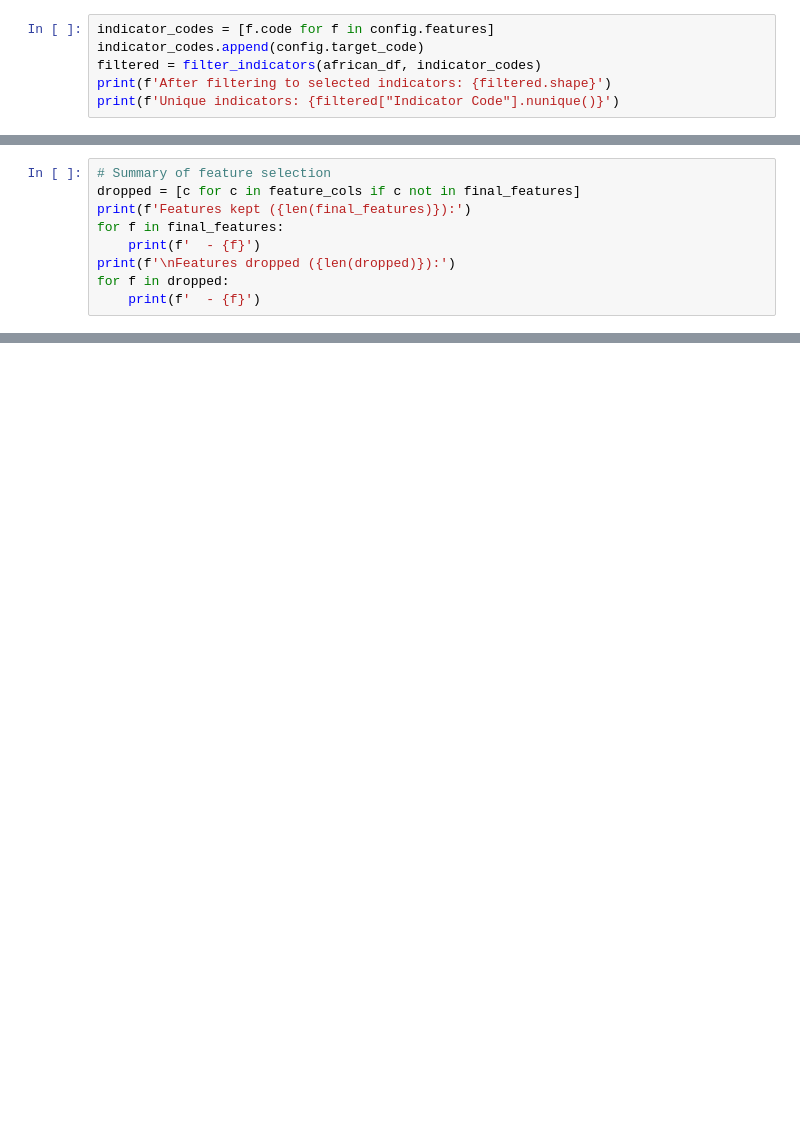
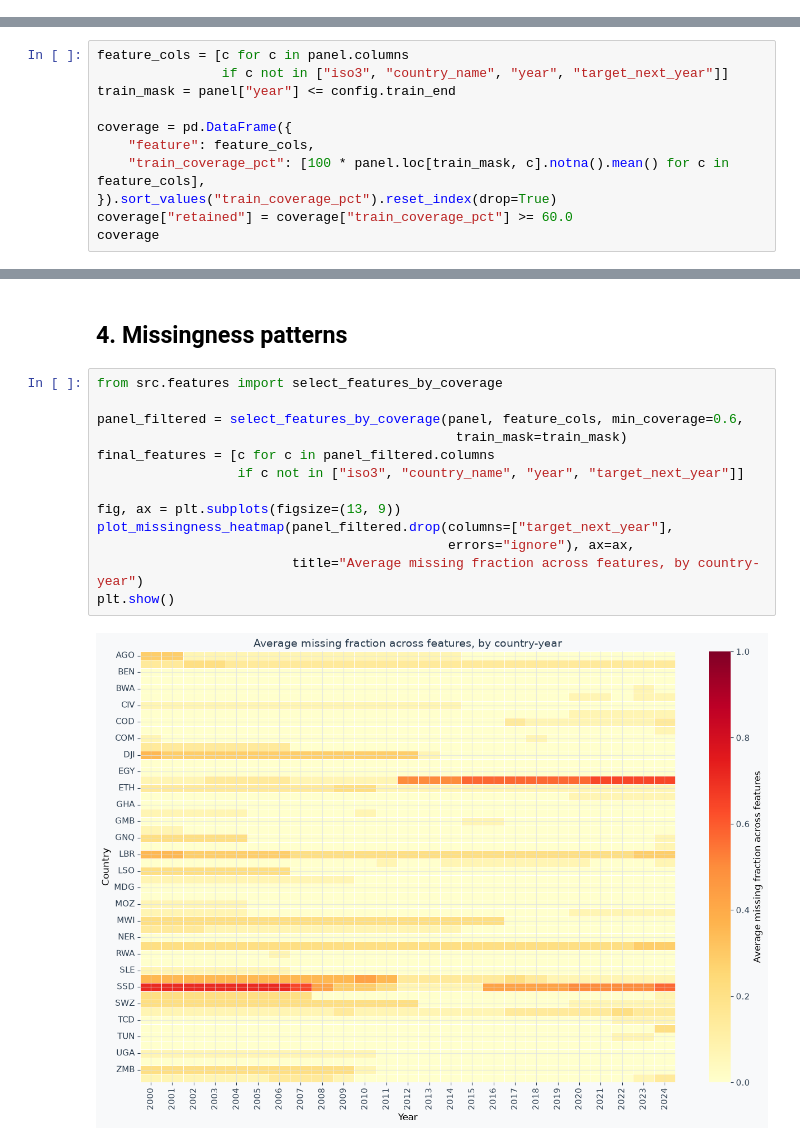
Before and after one commit to Tessa-Saumu/africa-growth-ml, a Jupyter notebook: notebooks/01_data_profiling.ipynb, the cells around one changed output, grey strips where cells are left out. Saved outputs shown, nothing was run; the diff lists cells and outputs as text; blank space fills up the shorter version.

```diff
--- a/notebooks/01_data_profiling.ipynb
+++ b/notebooks/01_data_profiling.ipynb
@@ -89,6 +0,0 @@ The filtering uses an explicit ISO3 list (54 African countries) rather than subs
-# %%
-indicator_codes = [f.code for f in config.features]
-indicator_codes.append(config.target_code)
-filtered = filter_indicators(african_df, indicator_codes)
-print(f'After filtering to selected indicators: {filtered.shape}')
-print(f'Unique indicators: {filtered["Indicator Code"].nunique()}')
@@ -243,9 +0,0 @@ The correlation matrix shows relationships between features. Highly correlated f
-# %%
-# Summary of feature selection
-dropped = [c for c in feature_cols if c not in final_features]
-print(f'Features kept ({len(final_features)}):')
-for f in final_features:
-    print(f'  - {f}')
-print(f'\nFeatures dropped ({len(dropped)}):')
-for f in dropped:
-    print(f'  - {f}')
@@ -273,0 +119,11 @@ The final feature set is determined by coverage analysis (>=60% on training data
+# %%
+feature_cols = [c for c in panel.columns
+                if c not in ["iso3", "country_name", "year", "target_next_year"]]
+train_mask = panel["year"] <= config.train_end
+
+coverage = pd.DataFrame({
+    "feature": feature_cols,
+    "train_coverage_pct": [100 * panel.loc[train_mask, c].notna().mean() for c in feature_cols],
+}).sort_values("train_coverage_pct").reset_index(drop=True)
+coverage["retained"] = coverage["train_coverage_pct"] >= 60.0
+coverage
@@ -273,0 +149,17 @@ The final feature set is determined by coverage analysis (>=60% on training data
+# %% [markdown]
+## 4. Missingness patterns
+# %%
+from src.features import select_features_by_coverage
+
+panel_filtered = select_features_by_coverage(panel, feature_cols, min_coverage=0.6,
+                                              train_mask=train_mask)
+final_features = [c for c in panel_filtered.columns
+                  if c not in ["iso3", "country_name", "year", "target_next_year"]]
+
+fig, ax = plt.subplots(figsize=(13, 9))
+plot_missingness_heatmap(panel_filtered.drop(columns=["target_next_year"],
+                                             errors="ignore"), ax=ax,
+                         title="Average missing fraction across features, by country-year")
+plt.show()
+# %% [output]
+[figure, added]
```
Also changed, not shown: parts of 53 cells of this notebook, 2 other files.
